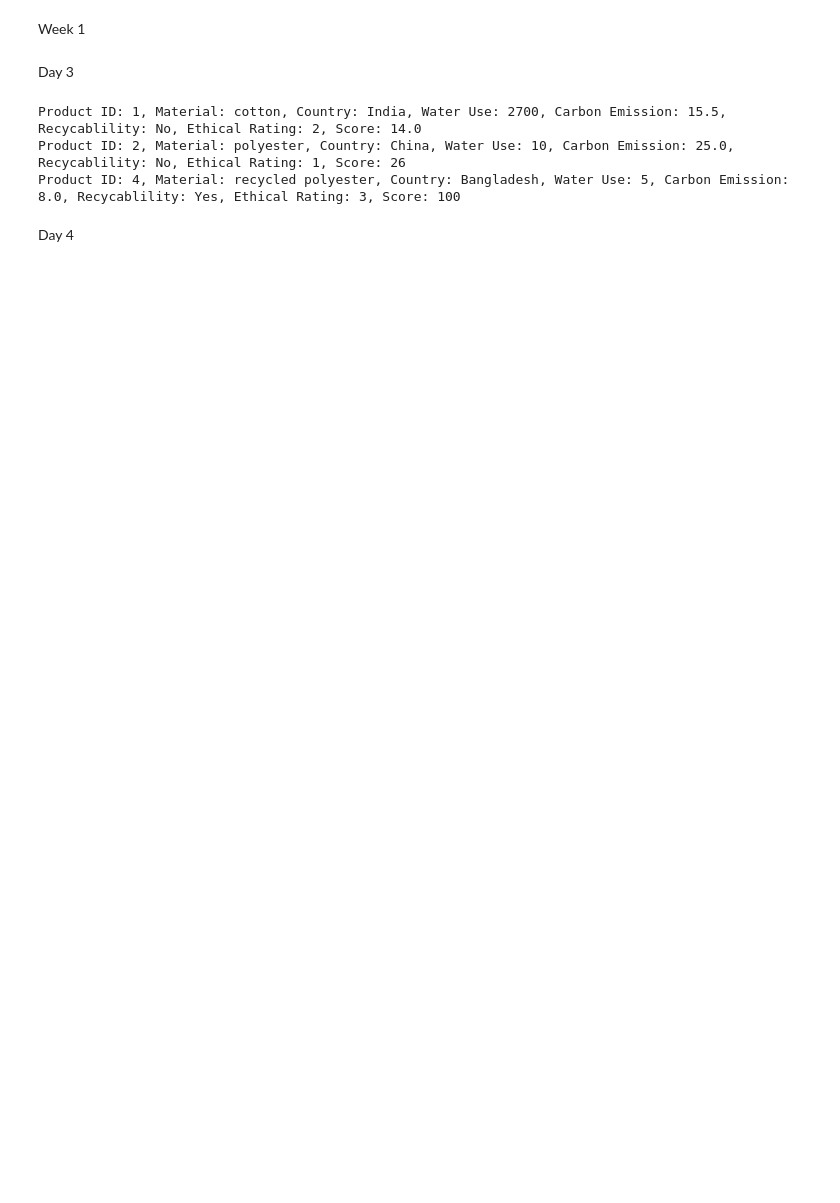
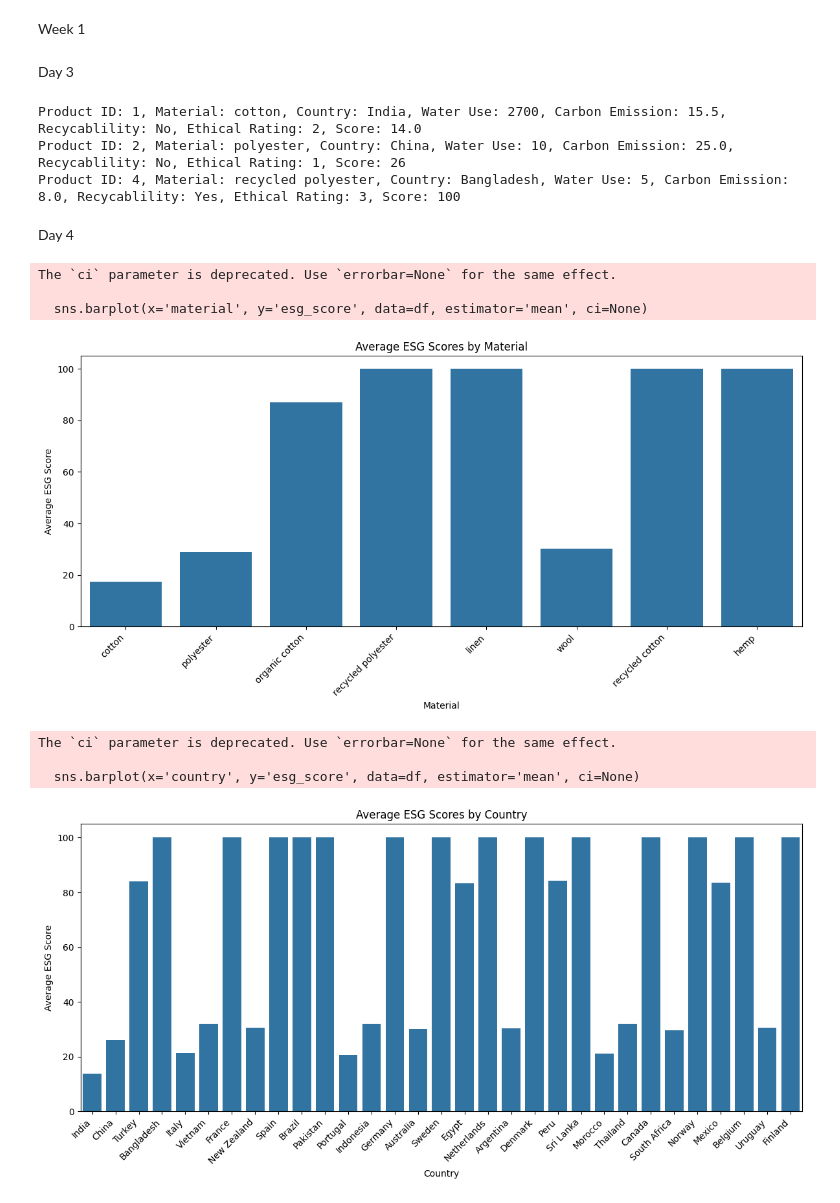
Before and after one commit to San-infinityai/InfinityStyleVerse, a Jupyter notebook: notebooks/yoosuf_esg_model.ipynb, the cells around one changed output. Saved outputs shown, nothing was run; the diff lists cells and outputs as text; code cells hidden in the pictures; blank space fills up the shorter version.

```diff
--- a/notebooks/yoosuf_esg_model.ipynb
+++ b/notebooks/yoosuf_esg_model.ipynb
@@ -55,0 +59,32 @@ Day 4
+# %%
+# Applying the function to the entire data frame
+df['esg_score'] = df.apply(calculate_esg, axis=1)
+
+# Visualize ESG scores by material
+plt.figure(figsize=(12, 6))
+sns.barplot(x='material', y='esg_score', data=df, estimator='mean', ci=None)
+plt.title('Average ESG Scores by Material')
+plt.xlabel('Material')
+plt.ylabel('Average ESG Score')
+plt.xticks(rotation=45, ha='right')
+plt.tight_layout()
+plt.show()
+
+# Visualize ESG scores by country
+plt.figure(figsize=(12, 6))
+sns.barplot(x='country', y='esg_score', data=df, estimator='mean', ci=None)
+plt.title('Average ESG Scores by Country')
+plt.xlabel('Country')
+plt.ylabel('Average ESG Score')
+plt.xticks(rotation=45, ha='right')
+plt.tight_layout()
+plt.show()
+# %% [output]
+The `ci` parameter is deprecated. Use `errorbar=None` for the same effect.
+
+  sns.barplot(x='material', y='esg_score', data=df, estimator='mean', ci=None)
+[figure, added]
+The `ci` parameter is deprecated. Use `errorbar=None` for the same effect.
+
+  sns.barplot(x='country', y='esg_score', data=df, estimator='mean', ci=None)
+[figure, added]
```
Also changed, not shown: parts of 1 cell of this notebook.
